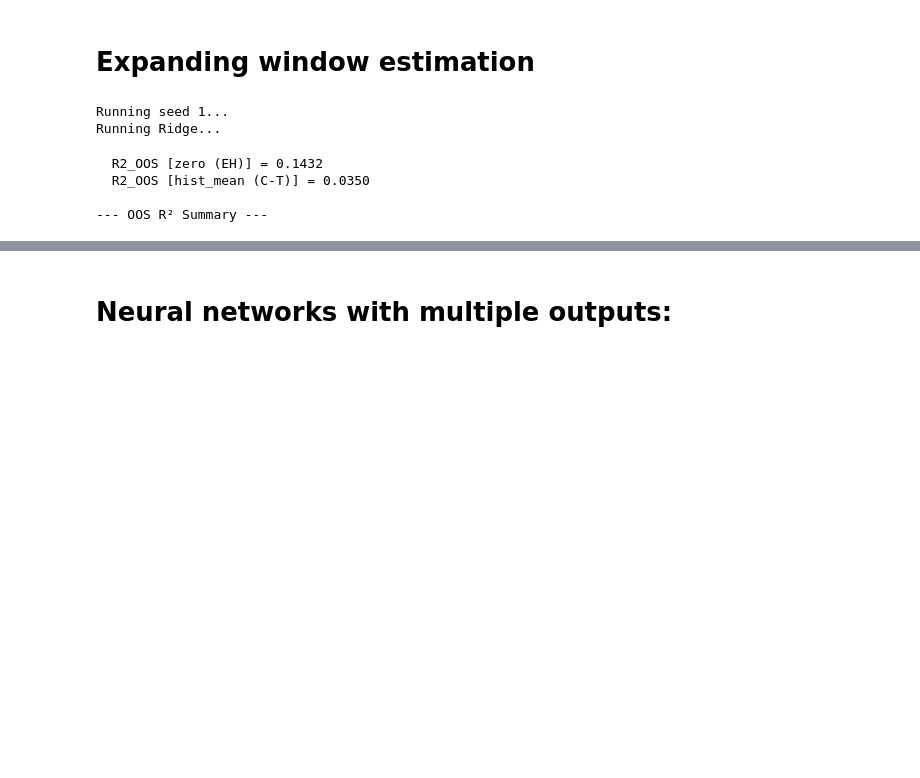
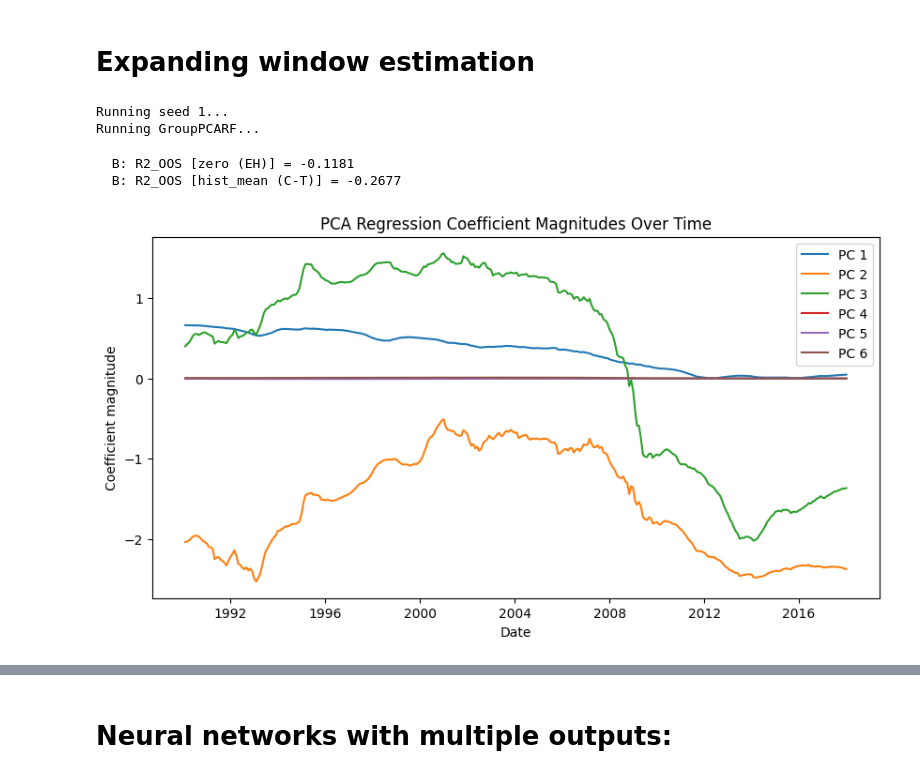
Before and after one commit to myliusen/TIO4900-Replication, a Jupyter notebook: notebooks/init.ipynb, the cells around one changed output, grey strips where cells are left out. Cells and saved outputs as stored; diff of their text form; code cells hidden in the pictures; blank space fills up the shorter version.

Commit message:
new updates to windowing (added kgx) and new models.

```diff
--- a/notebooks/init.ipynb
+++ b/notebooks/init.ipynb
@@ -67,27 +64,33 @@ from models.gbt import *
 from models.linear import *
 from models.tree import *
 
-# y = monthly_xr['120'].values # 1-month excess returns for robustness
-y = xr['120'].values # 10-year excess returns
+# y = monthly_xr['120'].values # 1-month excess returns
+y = xr['120'].values # 10-year overlapping excess returns
 OOS_start = pd.Timestamp('1990-01-31')
 # OOS_start = pd.Timestamp('1972-01-31')
 
 seeds = [1]
+coefs = []
+
+def record_coef(coef):
+    coefs.append(np.abs(coef).copy())  # store absolute value
 
 for seed in seeds:
     print(f"Running seed {seed}...")
     # Models to test
     models = {
         # 'Lasso': LassoModel(series='forward'),
-        'Ridge': RidgeModel(series='forward'),
+        # 'Ridge': RidgeModel(series='forward'),
         # 'ExtraTrees': ExtraTreesModel(features={
         #     'forward': {'method': 'raw'},
         # }),
         # 'Linear': LinearModel(),
         # 'PCA': PCABaselineModel(components=3, series='forward'),
+        # 'PCAPlusN': PCABaselineModelPlusN(components=3, series='forward', n_extra=3),
+        # 'PCAMacroGroups': PCABaselineModelMacroGroups(components=3, series='forward', lasso=True, alpha=0.01),
+        # 'PCAMacroGroups': PCABaselineModelMacroGroups(components=3, series='forward', lasso=False, alpha=0.01),
+        'GroupPCARF': GroupPCARandomForest(components=3, series='forward', macro_pcs=1),
         # 'GroupLasso': GroupLassoModel(alpha=0.01, groups=groups),
-        # 'NN': ForwardRateANN(hidden_sizes=[3], do_grid_search=False,
-        #                          trainer_kwargs={'epochs': 20, 'lr': 0.01, 'optimizer_type': 'adam', 'patience': 15}),
         # 'RW': RandomWalkModel(),
         # 'Mean': HistoricalMeanModel(),
         # 'CP': CochranePiazzesiModel(),
@@ -100,20 +103,49 @@ for seed in seeds:
 
     for name, model in models.items():
         print(f"Running {name}...")
-        y_forecast = wu.expanding_window(model, X, y, dates, OOS_start, gap=0) # set gap to 11 for more realistic out-of-sample forecasts when using annual returns
+        y_forecast_bianchi = wu.expanding_window(
+            model, X, y, dates, OOS_start,
+            gap=11,
+            val_len=None,    # Trigger Bianchi internal split
+            refit_freq=1,     # Refit every month
+            # coef_callback=record_coef # Only implemented for linear models (ols, lasso, ridge, elasticnet). Comment out if not applicable.
+        )
+
+        # y_forecast_gkx = wu.expanding_window( # GKX is included as a robustness check, but not the main focus of the paper, so we use the same refit_freq and val_len as Bianchi for simplicity. Currently only implemented for Lasso
+        #     model, X, y, dates, OOS_start,
+        #     gap=0,         # Safety for annual returns
+        #     val_len=144,     # 12 years of validation
+        #     refit_freq=12    # Annual refit
+        #     coef_callback=None
+        # )
+
         # Report both in your results table
         for bench_name, bench in [('zero (EH)', 'zero'), ('hist_mean (C-T)', 'hist_mean')]:
-            r2 = wu.oos_r2(y, y_forecast, benchmark=bench)
-            print(f"  R2_OOS [{bench_name}] = {r2:.4f}")
+            r2 = wu.oos_r2(y, y_forecast_bianchi, benchmark=bench)
+            print(f"  B: R2_OOS [{bench_name}] = {r2:.4f}")
 
-    # Summary
-    print("\n--- OOS R² Summary ---")
-    for name, res in results.items():
-        print(f"  {name}: {res['R2_OOS']:.4f}")
+        # for bench_name, bench in [('zero (EH)', 'zero'), ('hist_mean (C-T)', 'hist_mean')]:
+        #     r2 = wu.oos_r2(y, y_forecast_gkx, benchmark=bench)
+        #     print(f"  GKX: R2_OOS [{bench_name}] = {r2:.4f}")
 # %% [output]
 Running seed 1...
-Running Ridge...
+Running GroupPCARF...
-  R2_OOS [zero (EH)] = 0.1432
-  R2_OOS [hist_mean (C-T)] = 0.0350
-
---- OOS R² Summary ---
+  B: R2_OOS [zero (EH)] = -0.1181
+  B: R2_OOS [hist_mean (C-T)] = -0.2677
+# %%
+import matplotlib.pyplot as plt
+import numpy as np
+
+coefs_arr = np.stack(coefs)  # shape: (n_steps, n_features)
+oos_dates = dates[dates >= OOS_start]  # or whatever your OOS date logic is
+
+plt.figure(figsize=(10, 5))
+for i in range(coefs_arr.shape[-1]):
+    plt.plot(oos_dates, coefs_arr[:, i], label=f'PC {i+1}')
+plt.xlabel('Date')
+plt.ylabel('Coefficient magnitude')
+plt.title('PCA Regression Coefficient Magnitudes Over Time')
+plt.legend()
+plt.show()
+# %% [output]
+[figure, added]
```
Also changed, not shown: parts of 7 cells of this notebook, 6 other files.
